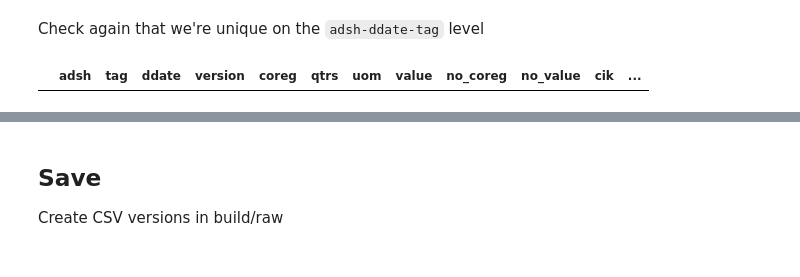
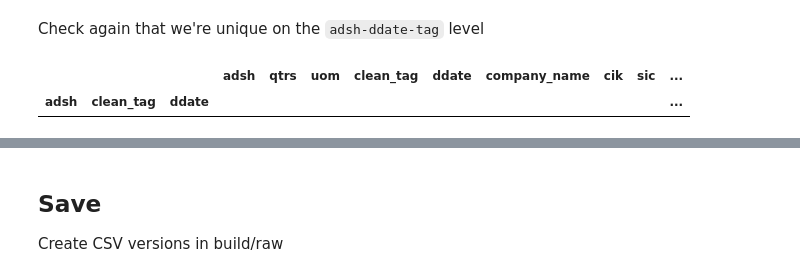
Before and after one commit to mixerupper/1001-term-project, a Jupyter notebook: code/02-build/01c-reshape-sec-data.ipynb, the cells around one changed output, grey strips where cells are left out. Cells and saved outputs as stored; diff of their text form; code cells hidden in the pictures.

```diff
--- a/code/02-build/01c-reshape-sec-data.ipynb
+++ b/code/02-build/01c-reshape-sec-data.ipynb
@@ -26,7 +26,5 @@ data_root = initialize_data_root("AY")
 # %% [markdown]
 ## Import <a name="Import"></a>
 # %%
-raw_num_data = pd.read_csv(data_root+'02-build/raw/2019q3/num.csv')
-raw_pre_data = pd.read_csv(data_root+'02-build/raw/2019q3/pre.csv')
-raw_sub_data = pd.read_csv(data_root+'02-build/raw/2019q3/sub.csv')
-raw_tag_data = pd.read_csv(data_root+'02-build/raw/2019q3/tag.csv')
+raw_sec_data = pd.read_csv(data_root+'02-build/clean/2019q3/sec_data_long.csv')
+raw_tag_map = pd.read_csv(data_root+'02-build/clean/2019q3/tag_map.csv')
@@ -169,14 +44,20 @@ test_group = test.groupby(['adsh', 'ddate', 'clean_tag']).apply(lambda g: g[g['v
+# %%
+sec_data = raw_sec_data.merge(raw_tag_map, on = ['qtrs', 'uom', 'tag'])\
+    .groupby(['adsh', 'qtrs', 'uom', 'clean_tag', 'ddate', 'company_name',
+              'cik', 'sic', 'country', 'period', 'form'], as_index = False)['value']\
+    .max()
 # %% [markdown]
 ## Reshape <a name="Reshape"></a>
 # %% [markdown]
 Check again that we're unique on the `adsh-ddate-tag` level
 # %%
-sec_data.groupby(['adsh', 'tag', 'ddate'], as_index = False)\
-    .count()\
+sec_data.groupby(['adsh', 'clean_tag', 'ddate'])\
+    .nunique()\
     .sort_values('value', ascending = False)\
     .query("value > 1")
 # %% [output]
-|  | adsh | tag | ddate | version | coreg | qtrs | uom | value | no_coreg | no_value | cik | ... |
+|  |  |  | adsh | qtrs | uom | clean_tag | ddate | company_name | cik | sic | ... |
+| adsh | clean_tag | ddate |  |  |  |  |  |  |  |  | ... |
 # %%
 sec_data_wide = sec_data.pivot_table(values = 'value',
                                      index = ['adsh', 'company_name', 'ddate', 'qtrs',
```
Also changed, not shown: parts of 34 cells of this notebook, 2 other files.
